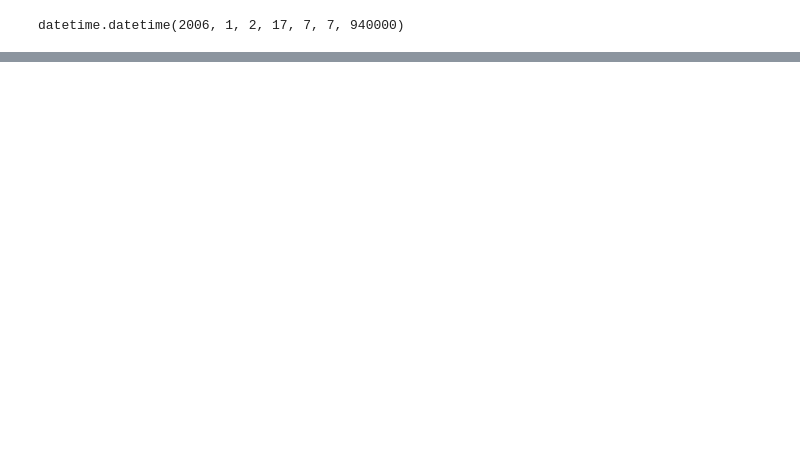
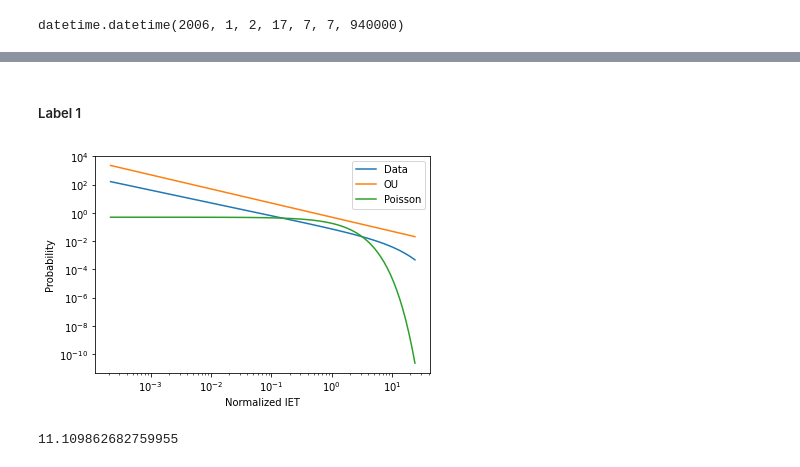
Before and after one commit to Skaddd/GeoScience, a Jupyter notebook: timestamps_cluster.ipynb, the cells around one changed output, grey strips where cells are left out. Cells and saved outputs as stored; diff of their text form; code cells hidden in the pictures; blank space fills up the shorter version.

```diff
--- a/timestamps_cluster.ipynb
+++ b/timestamps_cluster.ipynb
@@ -168,0 +152,9 @@ print(x2,y2)
+# %% [markdown]
+##### Label 1
+# %%
+time = np.array(df.loc[df['labels']=="1"]['sec'])
+Ms_pourcent = GraphInterEventTime(time)
+print(Ms_pourcent)
+# %% [output]
+[figure, added]
+11.109862682759955
```
Also changed, not shown: parts of 39 cells of this notebook.
